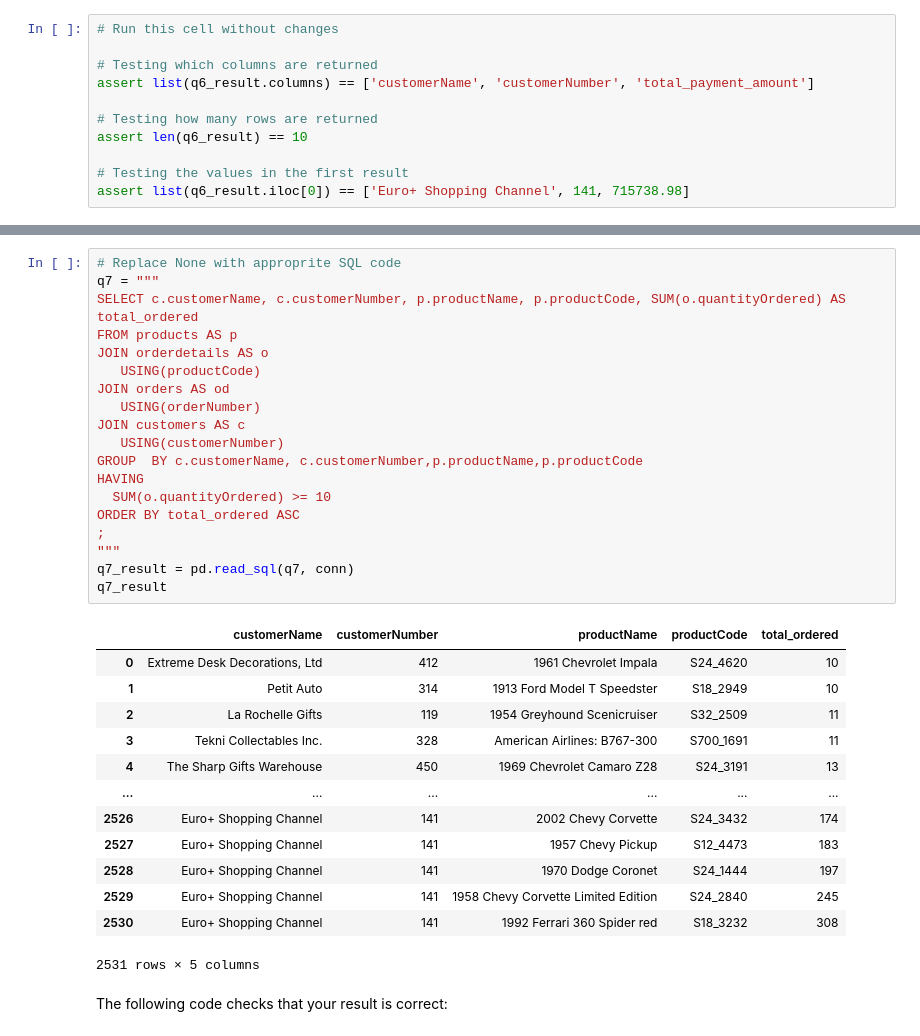
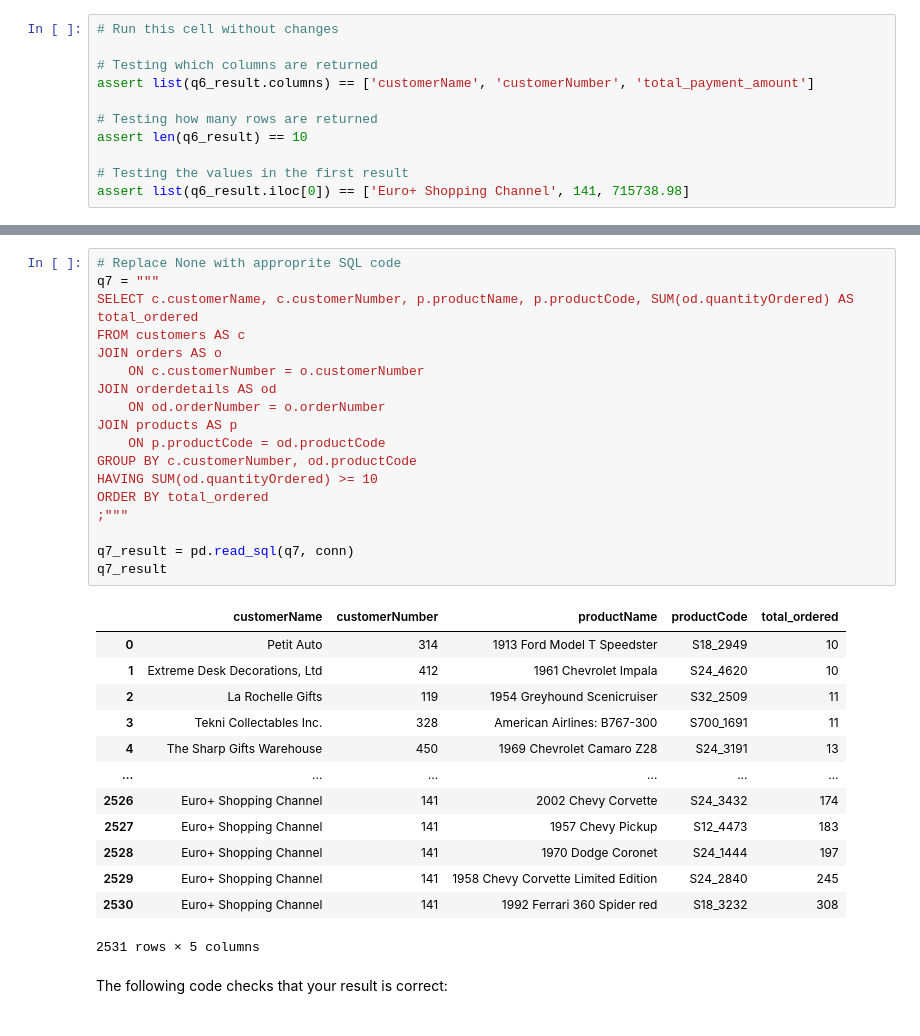
Before and after one commit to kiriiri/dsc-sql-lab, a Jupyter notebook: index.ipynb, the cells around one changed output, grey strips where cells are left out. Drawn from its saved outputs; the diff is of its cells as text.

```diff
--- a/index.ipynb
+++ b/index.ipynb
@@ -390,26 +390,25 @@ The five columns selected should be `customerName`, `customerNumber`, `productNa
 # %%
 # Replace None with approprite SQL code
 q7 = """
-SELECT c.customerName, c.customerNumber, p.productName, p.productCode, SUM(o.quantityOrdered) AS total_ordered
-FROM products AS p
-JOIN orderdetails AS o
-   USING(productCode)
-JOIN orders AS od
-   USING(orderNumber)
-JOIN customers AS c
-   USING(customerNumber)
-GROUP  BY c.customerName, c.customerNumber,p.productName,p.productCode
-HAVING
-  SUM(o.quantityOrdered) >= 10
-ORDER BY total_ordered ASC
-;
-"""
+SELECT c.customerName, c.customerNumber, p.productName, p.productCode, SUM(od.quantityOrdered) AS total_ordered
+FROM customers AS c
+JOIN orders AS o
+    ON c.customerNumber = o.customerNumber
+JOIN orderdetails AS od
+    ON od.orderNumber = o.orderNumber
+JOIN products AS p
+    ON p.productCode = od.productCode
+GROUP BY c.customerNumber, od.productCode
+HAVING SUM(od.quantityOrdered) >= 10
+ORDER BY total_ordered
+;"""
+
 q7_result = pd.read_sql(q7, conn)
 q7_result
 # %% [output]
 |  | customerName | customerNumber | productName | productCode | total_ordered |
-| 0 | Extreme Desk Decorations, Ltd | 412 | 1961 Chevrolet Impala | S24_4620 | 10 |
-| 1 | Petit Auto | 314 | 1913 Ford Model T Speedster | S18_2949 | 10 |
+| 0 | Petit Auto | 314 | 1913 Ford Model T Speedster | S18_2949 | 10 |
+| 1 | Extreme Desk Decorations, Ltd | 412 | 1961 Chevrolet Impala | S24_4620 | 10 |
 | 2 | La Rochelle Gifts | 119 | 1954 Greyhound Scenicruiser | S32_2509 | 11 |
 | 3 | Tekni Collectables Inc. | 328 | American Airlines: B767-300 | S700_1691 | 11 |
 | 4 | The Sharp Gifts Warehouse | 450 | 1969 Chevrolet Camaro Z28 | S24_3191 | 13 |
```
Also changed, not shown: parts of 1 cell of this notebook.
